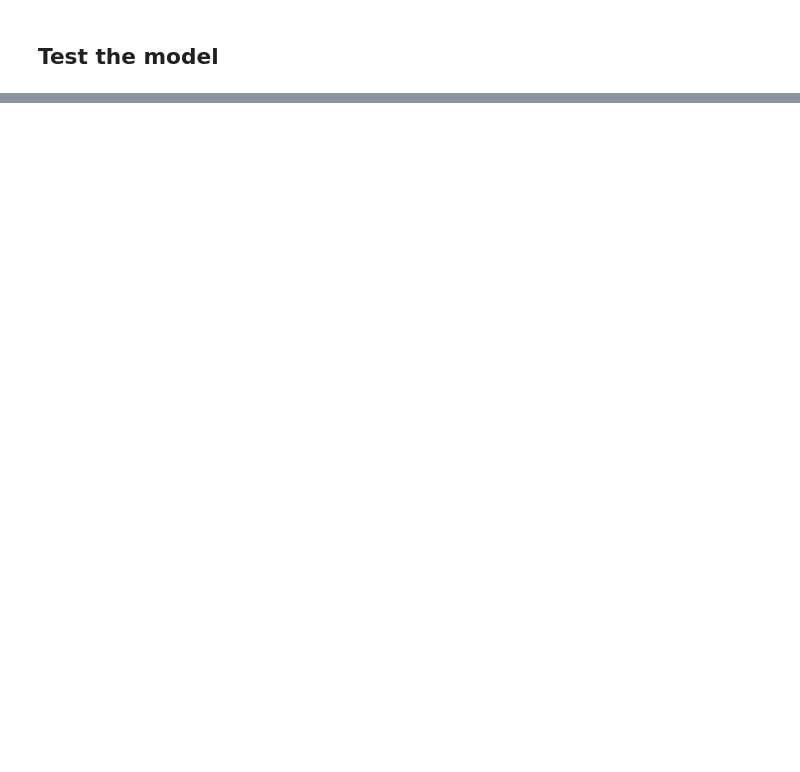
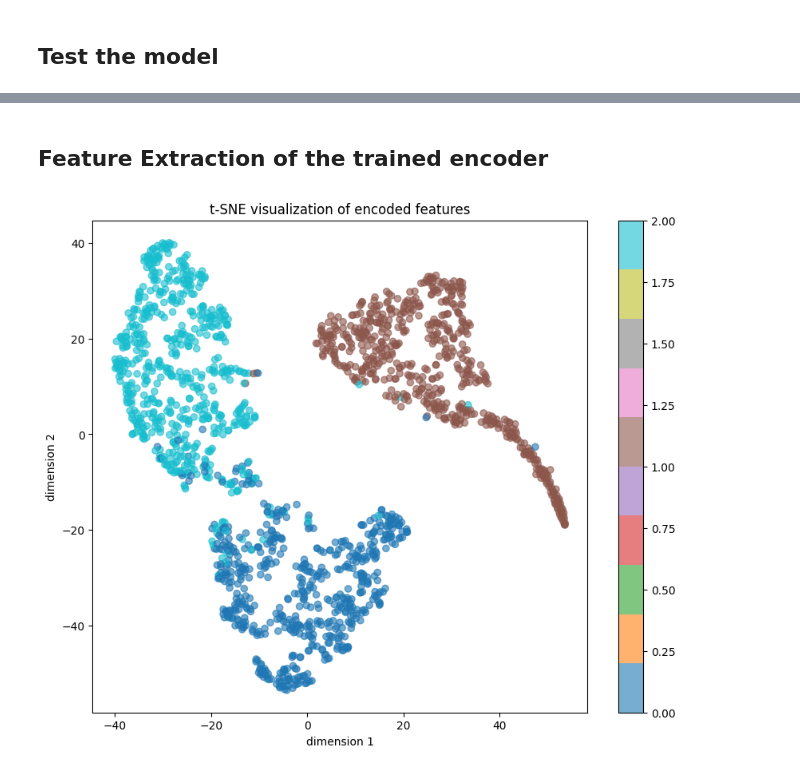
Before and after one commit to aymaneaaquil/COMP432-GroupD, a Jupyter notebook: resnet-34.ipynb, the cells around one changed output, grey strips where cells are left out. Saved outputs shown, nothing was run; the diff lists cells and outputs as text; code cells hidden in the pictures; blank space fills up the shorter version.

```diff
--- a/resnet-34.ipynb
+++ b/resnet-34.ipynb
@@ -275,0 +318,55 @@ Accuracy of the network on the 1800 test images: 94.33333333333333 %
+# %% [markdown]
+## Feature Extraction of the trained encoder
+# %%
+import matplotlib.pyplot as plt
+from sklearn.manifold import TSNE
+import seaborn as sns
+
+class FeatureExtractor(nn.Module):
+    def __init__(self, original_model):
+        super(FeatureExtractor, self).__init__()
+        self.features = nn.Sequential(*list(original_model.children())[:-1])
+
+    def forward(self, x):
+        x = self.features(x)
+        x = x.view(x.size(0), -1)
+        return x
+
+# Create feature extractor
+feature_extractor = FeatureExtractor(model).to(device)
+feature_extractor.eval()
+
+# Collect features and labels
+features = []
+labels_list = []
+
+with torch.no_grad():
+    for images, labels in test_loader:
+        images = images.to(device)
+        batch_features = feature_extractor(images)
+        features.append(batch_features.cpu().numpy())
+        labels_list.append(labels.numpy())
+
+        # Free up memory
+        del images, batch_features
+        torch.cuda.empty_cache()
+
+# Concatenate all features and labels
+features = np.concatenate(features)
+labels_list = np.concatenate(labels_list)
+
+# Apply t-SNE
+tsne = TSNE(n_components=2, random_state=42)
+features_tsne = tsne.fit_transform(features)
+
+# Plot t-SNE visualization
+plt.figure(figsize=(10, 8))
+scatter = plt.scatter(features_tsne[:, 0], features_tsne[:, 1],
+                     c=labels_list, cmap='tab10', alpha=0.6)
+plt.colorbar(scatter)
+plt.title('t-SNE visualization of encoded features')
+plt.xlabel('dimension 1')
+plt.ylabel('dimension 2')
+plt.show()
+# %% [output]
+[figure, added]
```
Also changed, not shown: parts of 4 cells of this notebook, 2 other files.
